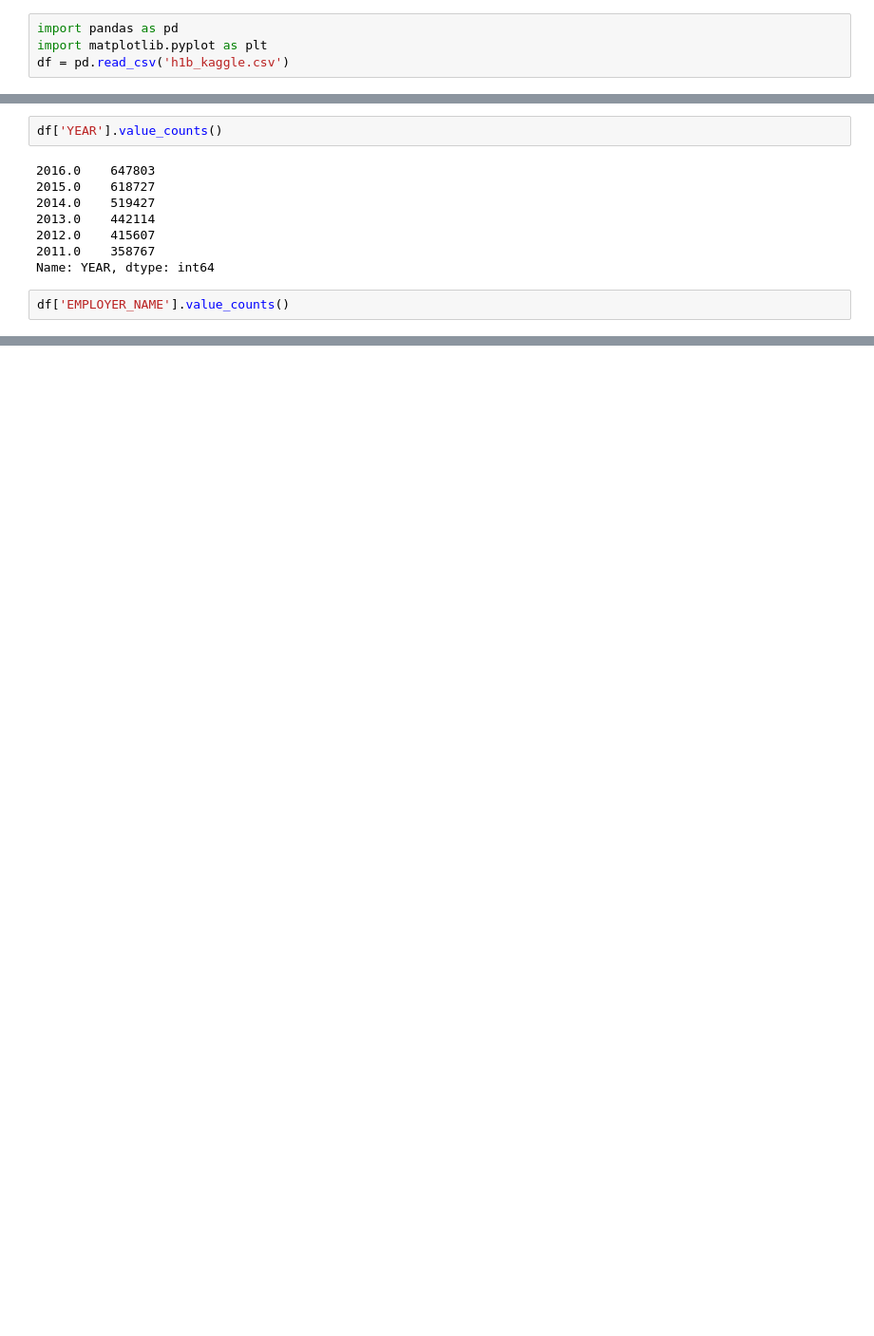
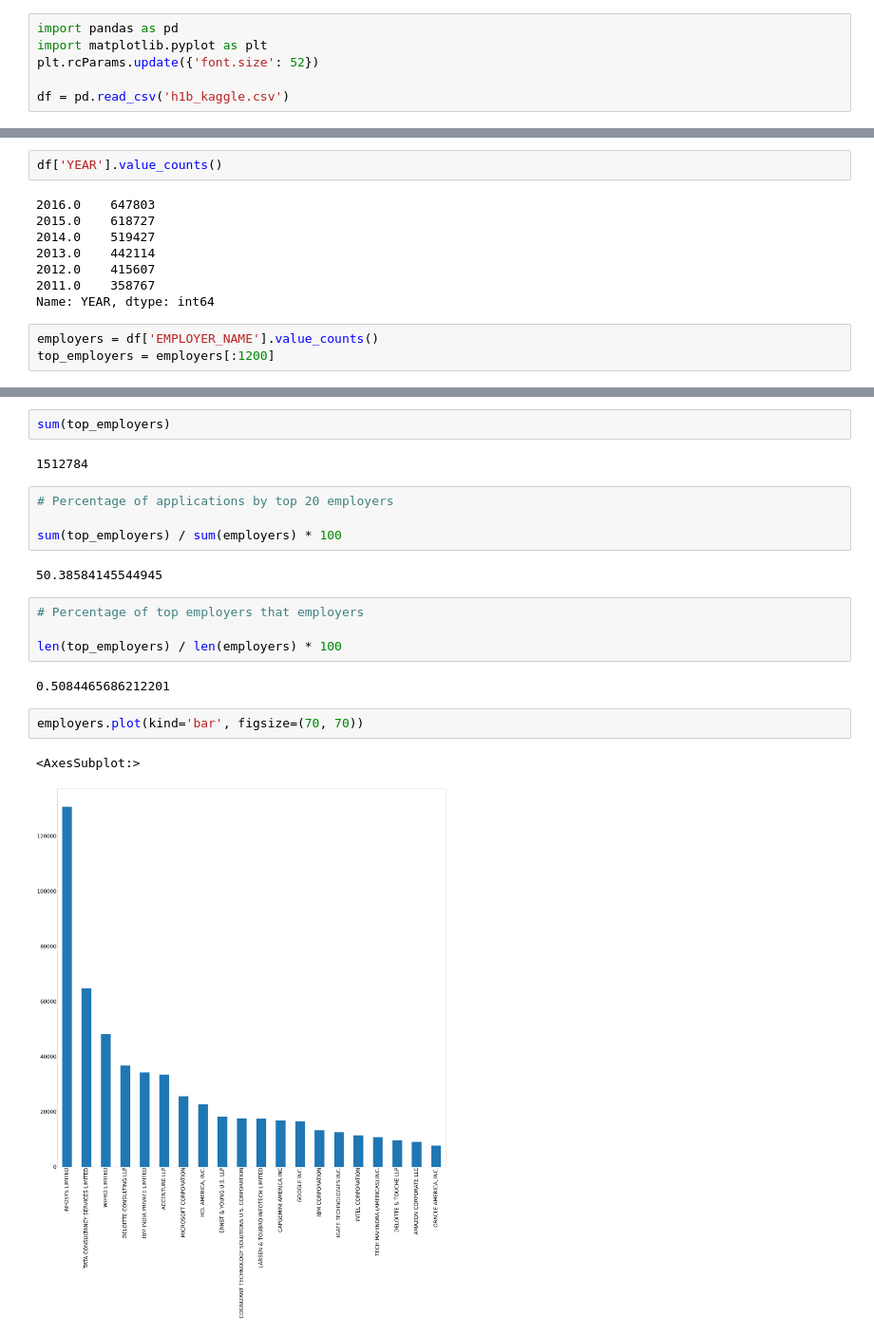
Before and after one commit to batrarnav/H1B-Visa-Analysis, a Jupyter notebook: explore.ipynb, the cells around one changed output, grey strips where cells are left out. Shown at 95% size. Drawn from its saved outputs; the diff is of its cells as text; blank space fills up the shorter version.

```diff
--- a/explore.ipynb
+++ b/explore.ipynb
@@ -10,6 +10,8 @@ https://www.kaggle.com/nsharan/h-1b-visa
 # %%
 import pandas as pd
 import matplotlib.pyplot as plt
+plt.rcParams.update({'font.size': 52})
+
 df = pd.read_csv('h1b_kaggle.csv')
 # %%
 df.head()
@@ -68,4 +70,5 @@ df['YEAR'].value_counts()
 2011.0    358767
 Name: YEAR, dtype: int64
 # %%
-df['EMPLOYER_NAME'].value_counts()
+employers = df['EMPLOYER_NAME'].value_counts()
+top_employers = employers[:1200]
@@ -71,0 +79,21 @@ df['EMPLOYER_NAME'].value_counts()
+# %%
+sum(top_employers)
+# %% [output]
+1512784
+# %%
+# Percentage of applications by top 20 employers
+
+sum(top_employers) / sum(employers) * 100
+# %% [output]
+50.38584145544945
+# %%
+# Percentage of top employers that employers
+
+len(top_employers) / len(employers) * 100
+# %% [output]
+0.5084465686212201
+# %%
+employers.plot(kind='bar', figsize=(70, 70))
+# %% [output]
+<AxesSubplot:>
+[figure, added]
```
Also changed, not shown: parts of 1 cell of this notebook.
